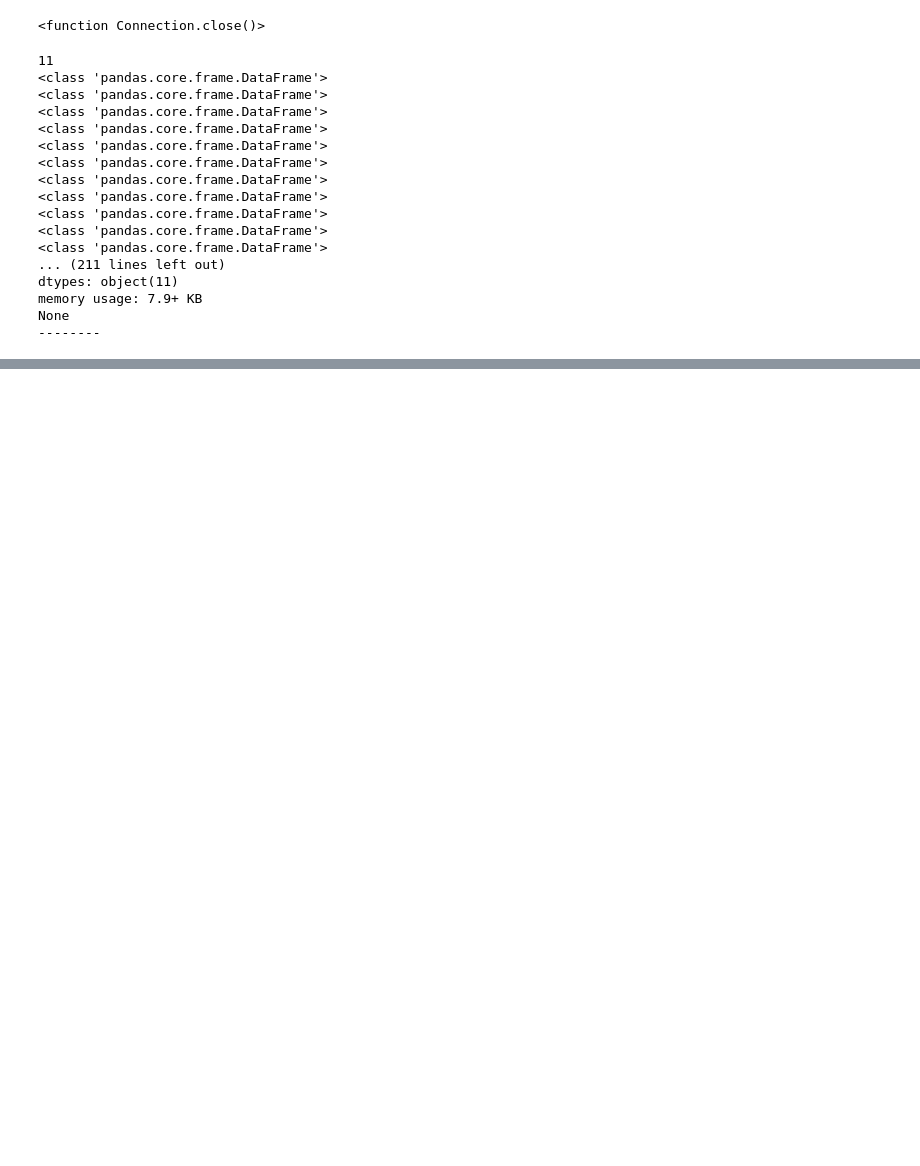
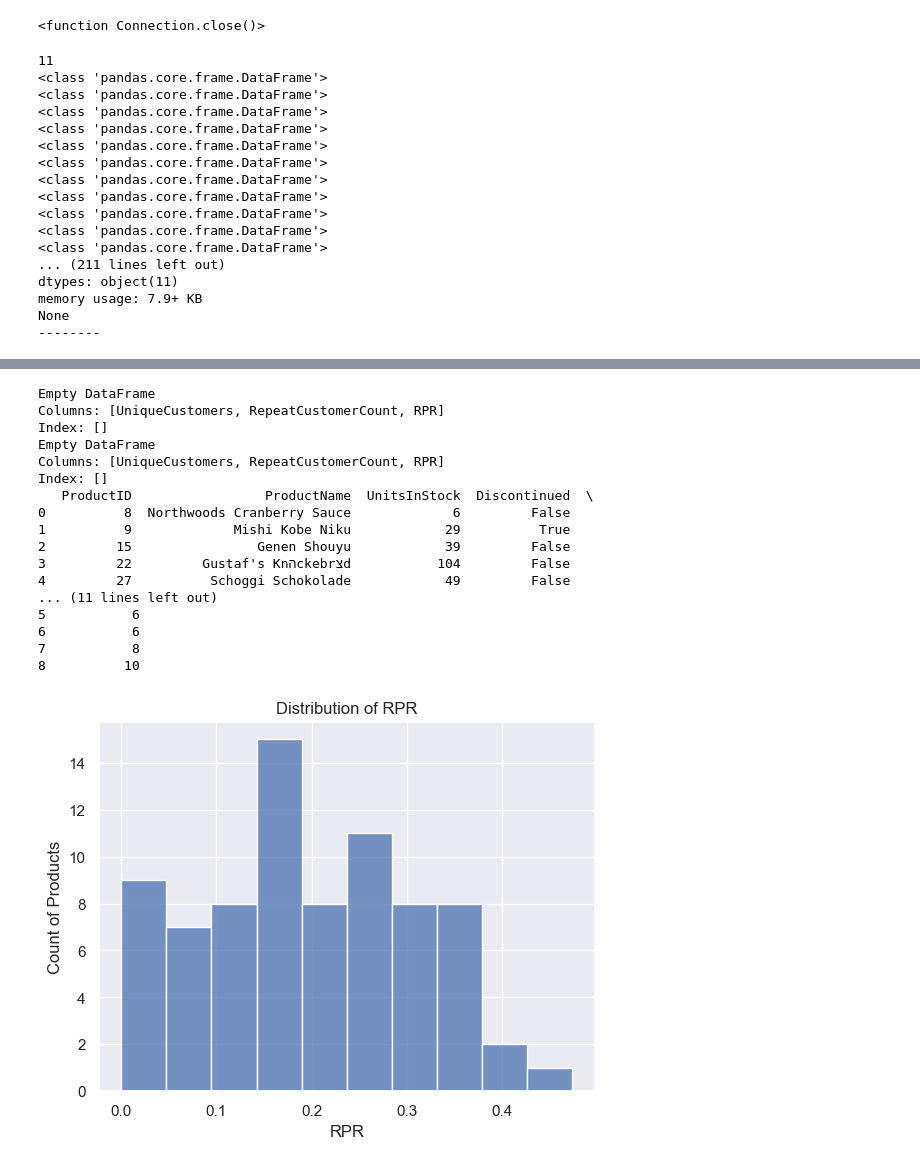
Before and after one commit to yarinsella/Northwind-EDA-, a Jupyter notebook: main.ipynb, the cells around one changed output, grey strips where cells are left out. Saved outputs shown, nothing was run; the diff lists cells and outputs as text; code cells hidden in the pictures; blank space fills up the shorter version.

```diff
--- a/main.ipynb
+++ b/main.ipynb
@@ -110,0 +165,52 @@ Customers
+# %%
+#Calculating RPR (Repeat Purchase Rate)
+
+product_customers = OrderDetails.loc[:,['OrderID','ProductID']]
+product_customers = pd.merge(product_customers,Orders[['OrderID','CustomerID']],on='OrderID')
+
+#calculating unique customers per product
+product_unique_customers=product_customers.groupby('ProductID').agg(UniqueCustomers=('CustomerID','nunique'))
+
+#calculating repeating customers per product
+product_repeat_customers = product_customers.groupby('ProductID')['CustomerID'].agg(RepeatCustomerCount=lambda x: (x.value_counts()>1).sum())
+
+#Calculating RPR
+df_rpr = pd.merge(product_unique_customers,product_repeat_customers,on='ProductID')
+df_rpr['RPR']=df_rpr.apply(lambda row: row['RepeatCustomerCount']/row['UniqueCustomers'],axis=1)
+df_rpr.sort_values(by='RPR',ascending=False,inplace=True)
+rpr_outliers = get_outliers(df_rpr,'RPR')
+print(rpr_outliers['df_high_outliers'])
+print(rpr_outliers['df_low_outliers']) #no outliers
+
+#Creating a list of all products with 0 RPR.
+no_repeating_products = df_rpr.loc[(df_rpr['RPR']==0),['RPR']]
+filtered_products = Products.loc[Products['ProductID'].isin(no_repeating_products.index),['ProductID','ProductName','UnitsInStock','Discontinued']]
+filtered_products = pd.merge(filtered_products,df_full[['ProductID','OrderCount']])
+print(filtered_products)
+
+#Presenting the distribution of RPRs
+
+sns.set_theme()
+sns.histplot(df_rpr['RPR'],bins=10)
+plt.ylabel('Count of Products')
+plt.title('Distribution of RPR')
+plt.savefig('RPR_distribution.png')
+# %% [output]
+Empty DataFrame
+Columns: [UniqueCustomers, RepeatCustomerCount, RPR]
+Index: []
+Empty DataFrame
+Columns: [UniqueCustomers, RepeatCustomerCount, RPR]
+Index: []
+   ProductID                 ProductName  UnitsInStock  Discontinued  \
+0          8  Northwoods Cranberry Sauce             6         False
+1          9             Mishi Kobe Niku            29          True
+2         15                Genen Shouyu            39         False
+3         22         Gustaf's Knהckebrצd           104         False
+4         27          Schoggi Schokolade            49         False
+... (11 lines left out)
+5           6
+6           6
+7           8
+8          10
+[figure, added]
```
Also changed, not shown: parts of 5 cells of this notebook.
